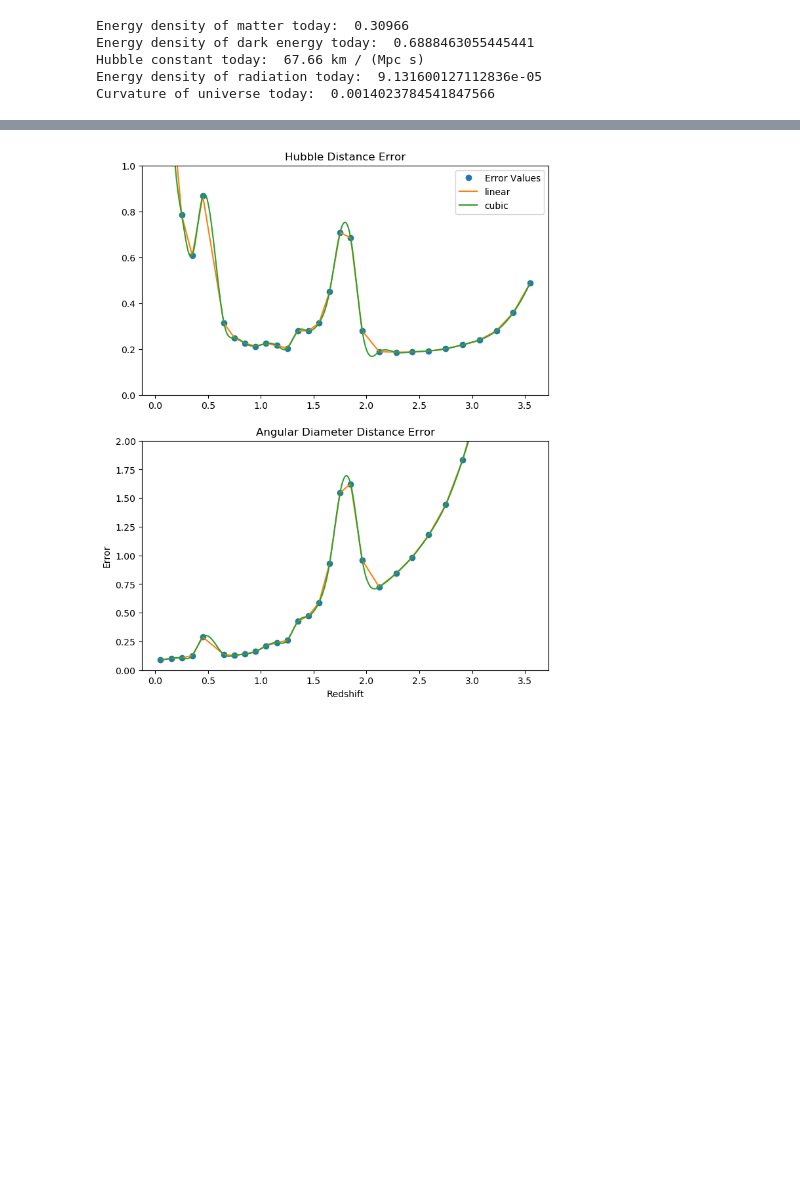
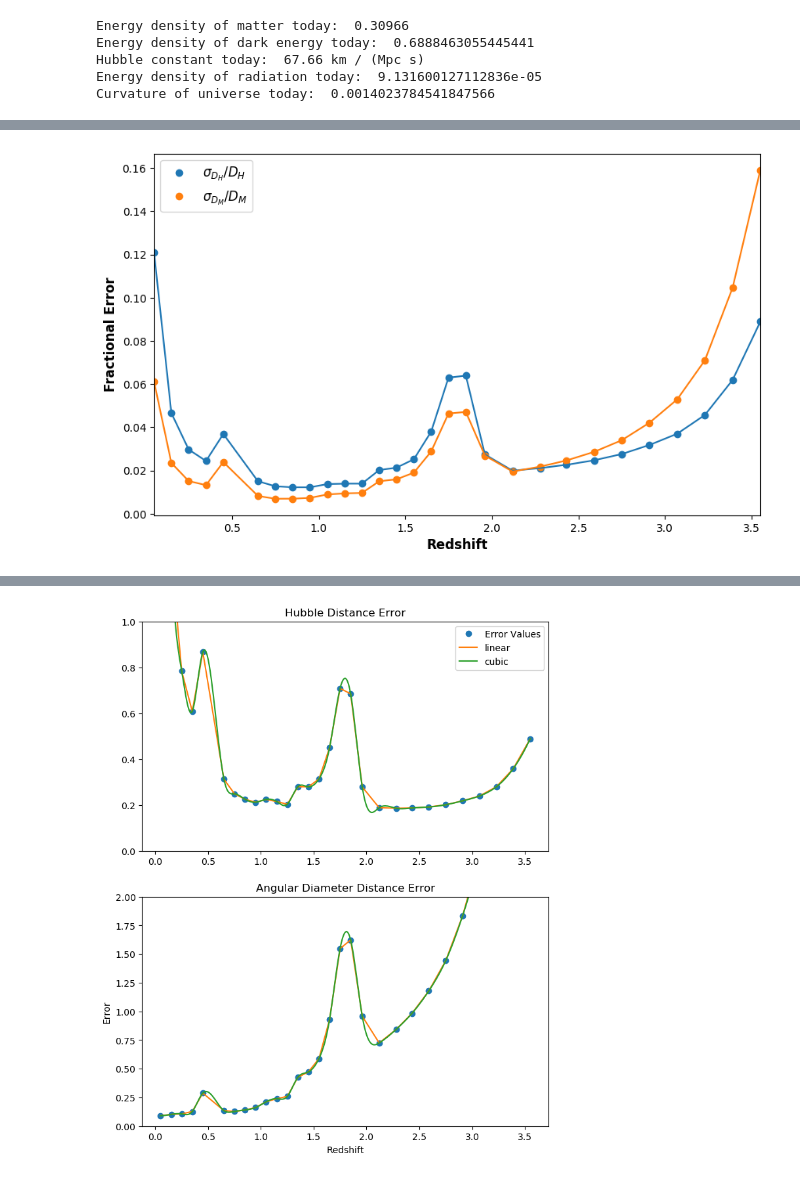
Before and after one commit to ashandonay/bedcosmo, a Jupyter notebook: variable_redshift/variable_error.ipynb, the cells around one changed output, grey strips where cells are left out. Drawn from its saved outputs; the diff is of its cells as text; code cells hidden in the pictures; blank space fills up the shorter version.

Commit message:
variable error + base_om

```diff
--- a/variable_redshift/variable_error.ipynb
+++ b/variable_redshift/variable_error.ipynb
@@ -99,3 +83,14 @@ def D_H_func(z, om_m=Planck18.Om0):
 def D_A_func(z, om=Planck18.Om0, w0=-1, r_drag=147.55):
     cosmology = w0wzCDM(H0=Planck18.H0, Om0=om, Ode0=Planck18.Ode0, w0=w0, wz=0.0)
     return torch.tensor(cosmology.comoving_transverse_distance(z.cpu().numpy()).value/r_drag, device=device)
+# %%
+bgs_redshifts = torch.tensor([0.05, 0.15, 0.25, 0.35, 0.45]) # redshifts from Bright Galaxy Survey
+lrg_redshifts = torch.arange(0.65, 1.95, 0.1) # redshifts from Luminous Red Galaxies
+lyman_alp_redshifts = torch.tensor([1.96, 2.12, 2.28, 2.43, 2.59, 2.75, 2.91, 3.07, 3.23, 3.39, 3.55]) # redshifts from Lyman Alpha
+error_redshifts = torch.cat([bgs_redshifts, lrg_redshifts, lyman_alp_redshifts])
+DH_errors = torch.tensor([12.10, 4.66, 2.97, 2.44, 3.69, 1.50, 1.27, 1.22, 1.22, 1.37, 1.39, 1.39, 2.02, 2.13, 2.52, 3.80, 6.30, 6.39, 2.74, 1.99, 2.11, 2.26, 2.47, 2.76, 3.18, 3.70, 4.57, 6.19, 8.89], device=device)/100
+DM_errors = torch.tensor([6.12, 2.35, 1.51, 1.32, 2.39, 0.82, 0.69, 0.69, 0.73, 0.89, 0.94, 0.96, 1.50, 1.59, 1.90, 2.88, 4.64, 4.71, 2.69, 1.95, 2.18, 2.46, 2.86, 3.40, 4.21, 5.29, 7.10, 10.46, 15.91], device=device)/100
+
+errors = pd.DataFrame({'z': error_redshifts.cpu().numpy(), 'DH_errors': DH_errors.cpu().numpy(), 'DM_errors': DM_errors.cpu().numpy()})
+
+errors.to_csv('/global/homes/a/ashandon/data/variable_error.csv')
@@ -101,0 +117,40 @@ def D_A_func(z, om=Planck18.Om0, w0=-1, r_drag=147.55):
+# %%
+D_H_error_func = interp1d(errors['z'], errors['DH_errors'], kind='linear', fill_value='extrapolate')
+D_M_error_func = interp1d(errors['z'], errors['DM_errors'], kind='linear', fill_value='extrapolate')
+
+fig, ax = plt.subplots(figsize=(10, 6))
+ax.plot(errors['z'], errors['DH_errors'], 'o', label='$\sigma_{D_H}/D_H$', color='tab:blue')
+ax.plot(errors['z'], errors['DM_errors'], 'o', label='$\sigma_{D_M}/D_M$', color='tab:orange')
+
+redshifts = np.linspace(0.05, 3.55, int(round((3.55 - 0.05) / 0.01)) + 1)
+designs = torch.tensor(redshifts).to(device)
+
+'''
+region_specs = [
+    ("BGS", 0.05, 0.5, "#8ecaff"),
+    ("LRG", 0.5, 1.1, "#ff9f6e"),
+    ("ELG", 0.8, 1.6, "#c38bff"),
+    ("QSOs", 0.8, 2.1, "#6ed8a0"),
+    ("Lyman-Alpha", 1.95, 3.55, "#ffdd5c"),
+]
+for label, start, end, color in region_specs:
+    ax.axvspan(start, end, color=color, alpha=0.35, edgecolor='none', zorder=0)
+'''
+ax.plot(designs.cpu().numpy(), D_H_error_func(designs.cpu().numpy()), color='tab:blue')
+ax.plot(designs.cpu().numpy(), D_M_error_func(designs.cpu().numpy()), color='tab:orange')
+ax.set_xlabel('Redshift', fontsize=12, weight='bold')
+ax.set_ylabel('Fractional Error', fontsize=12, weight='bold')
+ax.set_xlim(0.05, 3.55)
+handles, labels = ax.get_legend_handles_labels()
+seen = {}
+filtered_handles = []
+filtered_labels = []
+for handle, label in zip(handles, labels):
+    if label not in seen:
+        seen[label] = True
+        filtered_handles.append(handle)
+        filtered_labels.append(label)
+ax.legend(filtered_handles, filtered_labels, fontsize=12, loc='upper left')
+plt.show()
+# %% [output]
+[figure, added]
```
Also changed, not shown: parts of 4 cells of this notebook, 4 other files.
